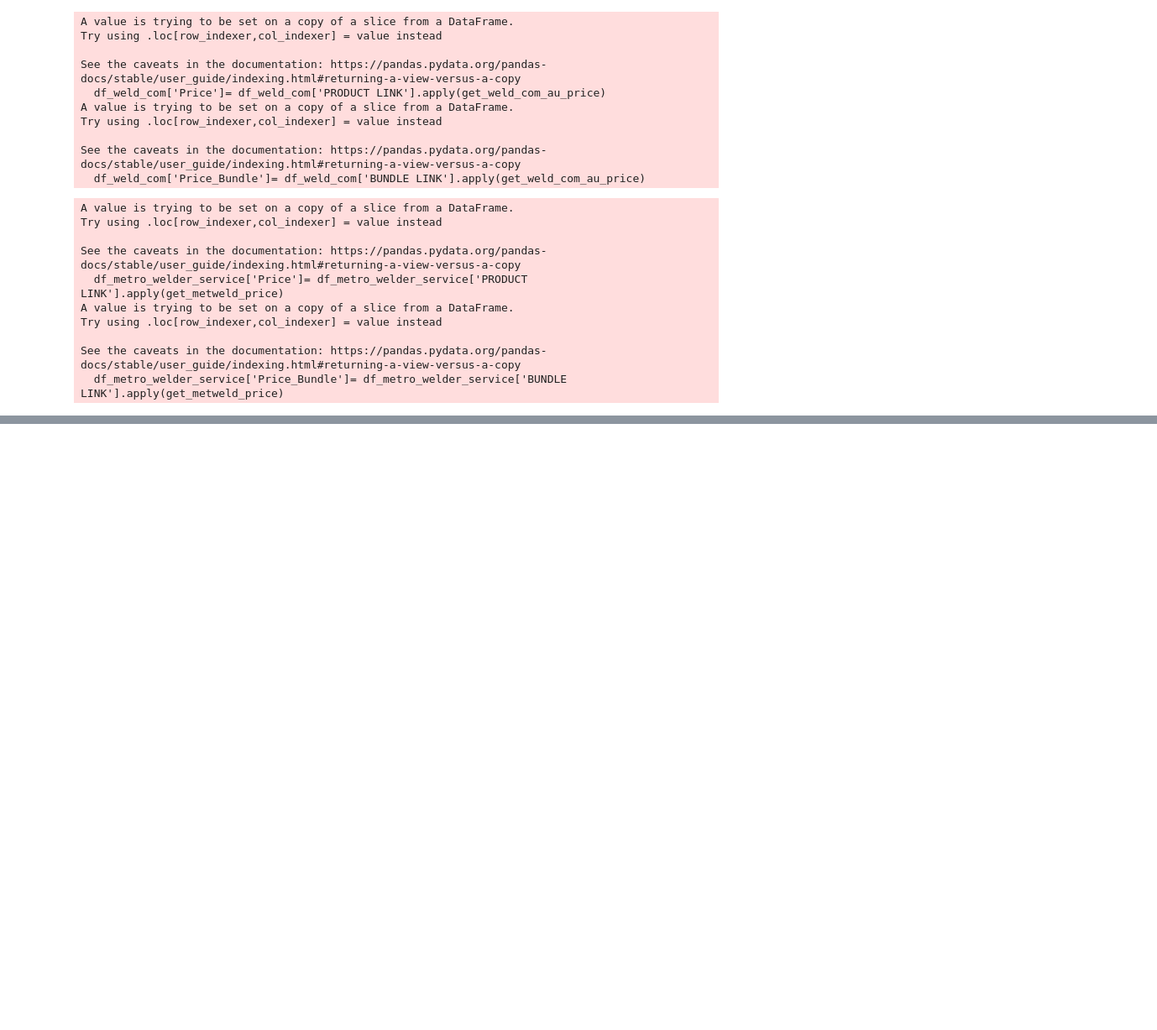
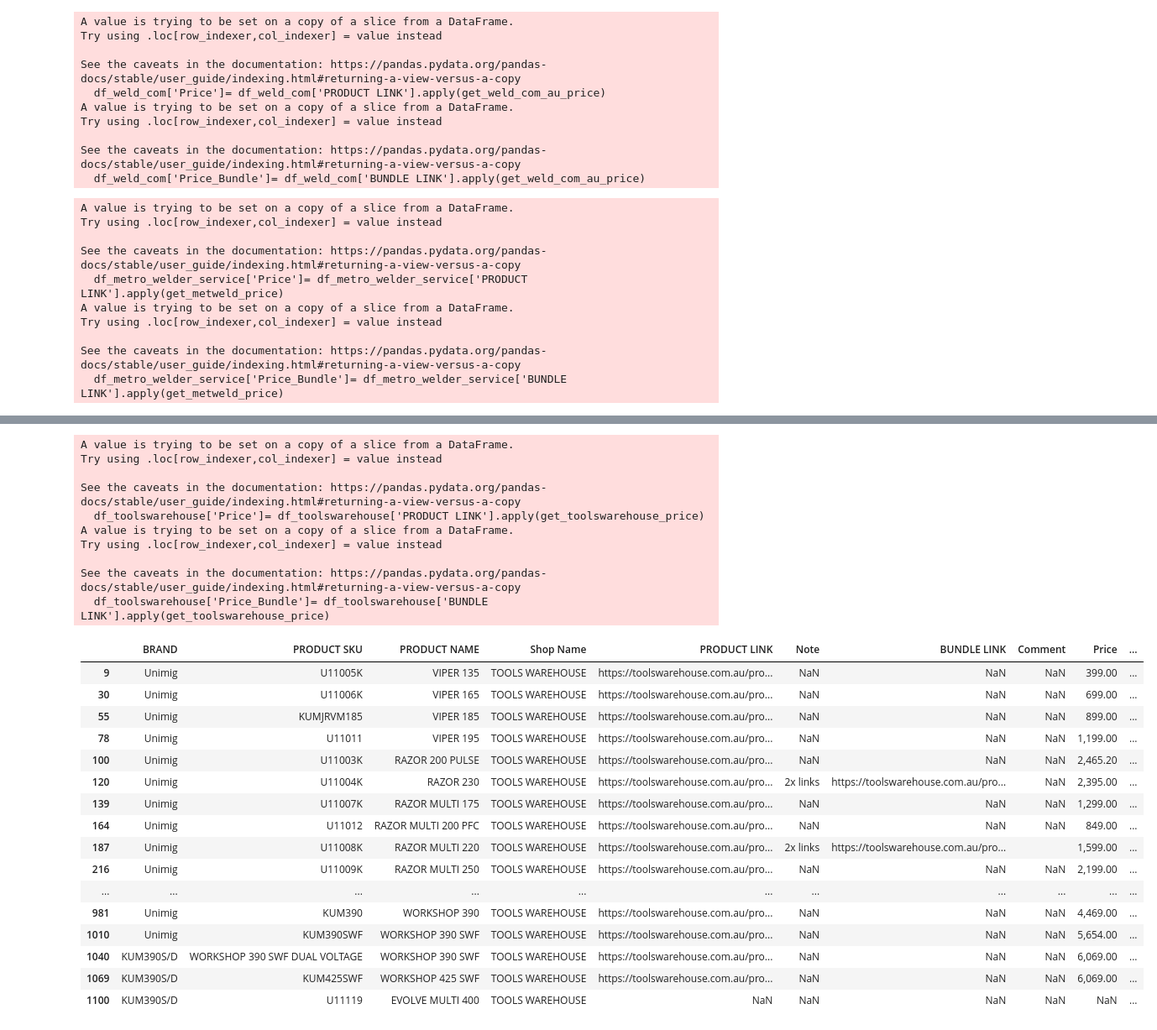
Before and after one commit to Samhith-k/scraper-electroweld, a Jupyter notebook: scraper.ipynb, the cells around one changed output, grey strips where cells are left out. Shown at 84% size. Saved outputs shown, nothing was run; the diff lists cells and outputs as text; code cells hidden in the pictures; blank space fills up the shorter version.

```diff
--- a/scraper.ipynb
+++ b/scraper.ipynb
@@ -575,0 +676,32 @@ df_toolkit_depot
+# %%
+df_toolswarehouse = df_sub[df_sub['Shop Name'].str.contains('TOOLS WAREHOUSE', case=False, na=False, regex=True)]
+df_toolswarehouse['Price']= df_toolswarehouse['PRODUCT LINK'].apply(get_toolswarehouse_price)
+df_toolswarehouse['Price_Bundle']= df_toolswarehouse['BUNDLE LINK'].apply(get_toolswarehouse_price)
+# %% [output]
+A value is trying to be set on a copy of a slice from a DataFrame.
+Try using .loc[row_indexer,col_indexer] = value instead
+
+See the caveats in the documentation: https://pandas.pydata.org/pandas-docs/stable/user_guide/indexing.html#returning-a-view-versus-a-copy
+  df_toolswarehouse['Price']= df_toolswarehouse['PRODUCT LINK'].apply(get_toolswarehouse_price)
+A value is trying to be set on a copy of a slice from a DataFrame.
+Try using .loc[row_indexer,col_indexer] = value instead
+
+See the caveats in the documentation: https://pandas.pydata.org/pandas-docs/stable/user_guide/indexing.html#returning-a-view-versus-a-copy
+  df_toolswarehouse['Price_Bundle']= df_toolswarehouse['BUNDLE LINK'].apply(get_toolswarehouse_price)
+|  | BRAND | PRODUCT SKU | PRODUCT NAME | Shop Name | PRODUCT LINK | Note | BUNDLE LINK | Comment | Price | ... |
+| 9 | Unimig | U11005K | VIPER 135 | TOOLS WAREHOUSE | https://toolswarehouse.com.au/pro... | NaN | NaN | NaN | 399.00 | ... |
+| 30 | Unimig | U11006K | VIPER 165 | TOOLS WAREHOUSE | https://toolswarehouse.com.au/pro... | NaN | NaN | NaN | 699.00 | ... |
+| 55 | Unimig | KUMJRVM185 | VIPER 185 | TOOLS WAREHOUSE | https://toolswarehouse.com.au/pro... | NaN | NaN | NaN | 899.00 | ... |
+| 78 | Unimig | U11011 | VIPER 195 | TOOLS WAREHOUSE | https://toolswarehouse.com.au/pro... | NaN | NaN | NaN | 1,199.00 | ... |
+| 100 | Unimig | U11003K | RAZOR 200 PULSE | TOOLS WAREHOUSE | https://toolswarehouse.com.au/pro... | NaN | NaN | NaN | 2,465.20 | ... |
+| 120 | Unimig | U11004K | RAZOR 230 | TOOLS WAREHOUSE | https://toolswarehouse.com.au/pro... | 2x links | https://toolswarehouse.com.au/pro... | NaN | 2,395.00 | ... |
+| 139 | Unimig | U11007K | RAZOR MULTI 175 | TOOLS WAREHOUSE | https://toolswarehouse.com.au/pro... | NaN | NaN | NaN | 1,299.00 | ... |
+| 164 | Unimig | U11012 | RAZOR MULTI 200 PFC | TOOLS WAREHOUSE | https://toolswarehouse.com.au/pro... | NaN | NaN | NaN | 849.00 | ... |
+| 187 | Unimig | U11008K | RAZOR MULTI 220 | TOOLS WAREHOUSE | https://toolswarehouse.com.au/pro... | 2x links | https://toolswarehouse.com.au/pro... |  | 1,599.00 | ... |
+| 216 | Unimig | U11009K | RAZOR MULTI 250 | TOOLS WAREHOUSE | https://toolswarehouse.com.au/pro... | NaN | NaN | NaN | 2,199.00 | ... |
+| ... | ... | ... | ... | ... | ... | ... | ... | ... | ... | ... |
+| 981 | Unimig | KUM390 | WORKSHOP 390 | TOOLS WAREHOUSE | https://toolswarehouse.com.au/pro... | NaN | NaN | NaN | 4,469.00 | ... |
+| 1010 | Unimig | KUM390SWF | WORKSHOP 390 SWF | TOOLS WAREHOUSE | https://toolswarehouse.com.au/pro... | NaN | NaN | NaN | 5,654.00 | ... |
+| 1040 | KUM390S/D | WORKSHOP 390 SWF DUAL VOLTAGE | WORKSHOP 390 SWF | TOOLS WAREHOUSE | https://toolswarehouse.com.au/pro... | NaN | NaN | NaN | 6,069.00 | ... |
+| 1069 | KUM390S/D | KUM425SWF | WORKSHOP 425 SWF | TOOLS WAREHOUSE | https://toolswarehouse.com.au/pro... | NaN | NaN | NaN | 6,069.00 | ... |
+| 1100 | KUM390S/D | U11119 | EVOLVE MULTI 400 | TOOLS WAREHOUSE | NaN | NaN | NaN | NaN | NaN | ... |
```
Also changed, not shown: parts of 18 cells of this notebook, 6 other files.
